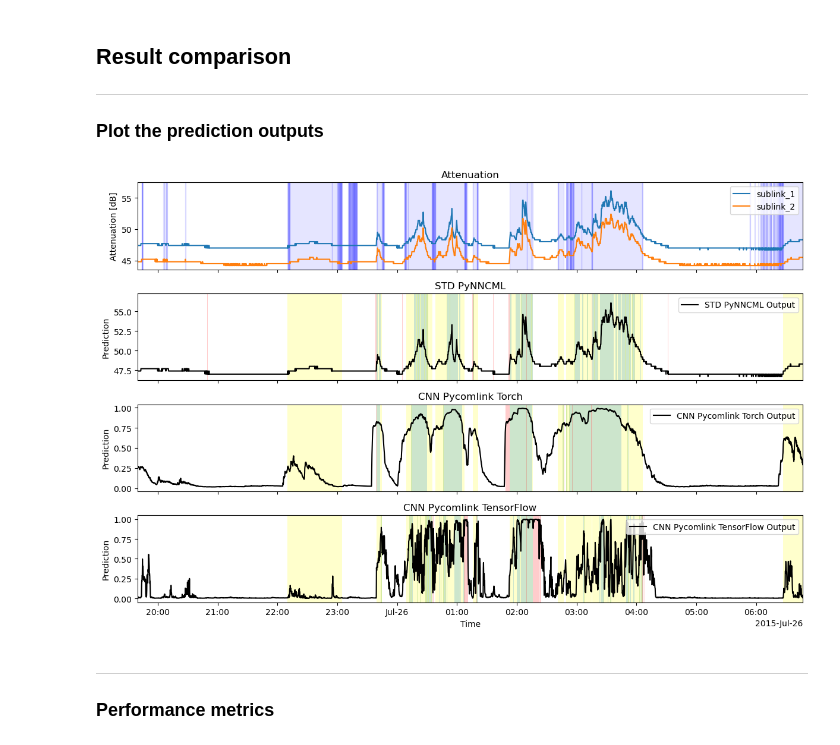
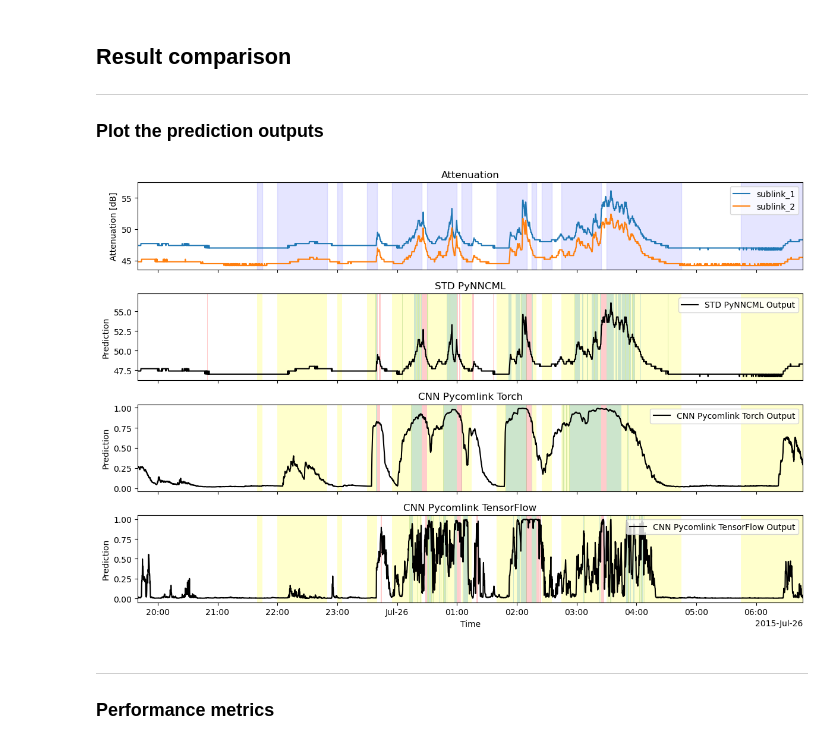
Before and after one commit to xkalet07/bench-deep-cml, a Jupyter notebook: Model_Intercomparison_Example.ipynb, the cells around one changed output. Cells and saved outputs as stored; diff of their text form; code cells hidden in the pictures.

Commit message:
Calculated the rain reference from radar data

```diff
--- a/Model_Intercomparison_Example.ipynb
+++ b/Model_Intercomparison_Example.ipynb
@@ -54,0 +97,11 @@ __Using rainrate from CML dataset as reference__
+# %%
+ds_radar_along_cmls=da_radar_along_cmls.to_dataset(name='R')
+
+# save radar along cml data
+#ds_radar_along_cmls.to_netcdf('data/andersson_2022_OpenMRG/radar/radar_along_cml.nc
+# %%
+# Resample radar to 10s and forward fill
+ds_radar_along_cmls = ds_radar_along_cmls.resample(time='10s', label='right', closed='right').ffill()
+
+# convert from mm/5min to mm/10s
+ds_radar_along_cmls = ds_radar_along_cmls/30
@@ -55,18 +119,11 @@ __Using rainrate from CML dataset as reference__
 # %%
-# DONT use R from CML dataset
-# Calculate R from radar product using Poligrain
+ds_cmls['R'] = ds_radar_along_cmls.R
 
-get_grid_at_lines = plg.spatial.GridAtLines(
-    da_gridded_data=ds_radar,
-    ds_line_data=ds_cmls,
-)
+# Ensure the first and last time steps are dry
+ds_cmls['R'][[0,-1],:] = 0
 
-radar_along_cml = get_grid_at_lines(da_gridded_data=ds_radar.rainfall)
+ds_cmls['ref_wd'] = ds_cmls.R.where(ds_cmls.R == 0, True).astype(bool)
 # %%
-# Ensure, the reference rain amount array shape is (time, channels, cml_id)
-ds_cmls['R'] = ds_cmls.R.transpose('time', 'sublink_id', 'cml_id')
-ds_cmls['ref_wd'] = ds_cmls.R.where(ds_cmls.R == 0, True).astype(bool)
-
 # TEMPORARY: select only few CMLs to save memory
 ds_cmls = ds_cmls.isel(cml_id = [0])
 # %% [markdown]
@@ -134,7 +191,7 @@ cml_id = 0
 
 
 cml = ds_cmls.isel(cml_id=cml_id)
-ref_wd = cml.ref_wd.isel(sublink_id=0).values.astype(bool)
+ref_wd = cml.ref_wd.values.astype(bool)
 
 # Dictionaries of method names, prediction outputs and wet/dry classifications
 outputs = {
@@ -175,34 +232,39 @@ for wet_start_i, wet_end_i in zip(
 
 # Subplots: prediction outputs with shaded TP/FN/FP
 for idx, (name, wd) in enumerate(wetdry.items(), start=1):
     outputs[name].plot.line(x='time', ax=axs[idx], label=f'{name} Output', color='black')
     axs[idx].set_ylabel('Prediction')
     axs[idx].set_title(name)
     axs[idx].set_xlabel('')
     axs[idx].legend(loc='upper right')
 
+    # Create TP, FN, FP masks
     TP = wd & ref_wd
     FN = ~wd & ref_wd
     FP = wd & ~ref_wd
+    # Ensure their first and last values are False
+    TP[0] = TP[-1] = False
+    FN[0] = FN[-1] = False
+    FP[0] = FP[-1] = False
 
     for flag, color in zip([TP, FN, FP], ['green', 'yellow', 'red']):
         start = np.roll(flag, -1) & ~flag
         end = np.roll(flag, 1) & ~flag
         for start_i, end_i in zip(
             start.nonzero()[0],
             end.nonzero()[0],
         ):
             axs[idx].axvspan(cml.time.values[start_i], cml.time.values[end_i], color=color, alpha=0.2,linewidth=0)
 
 
 [ax.set_xlim(cml.time[33000], cml.time[37000]) for ax in axs]
 #[ax.set_xlim(cml.time[0], cml.time[-1]) for ax in axs]    # Fit x scale to full plot width
 
 plt.xlabel('Time')
 plt.tight_layout()
 plt.show()
 # %% [output]
-[figure, old version]
+[figure, new version]
 # %% [markdown]
 ___
 ### Performance metrics
```
Also changed, not shown: parts of 11 cells of this notebook.
